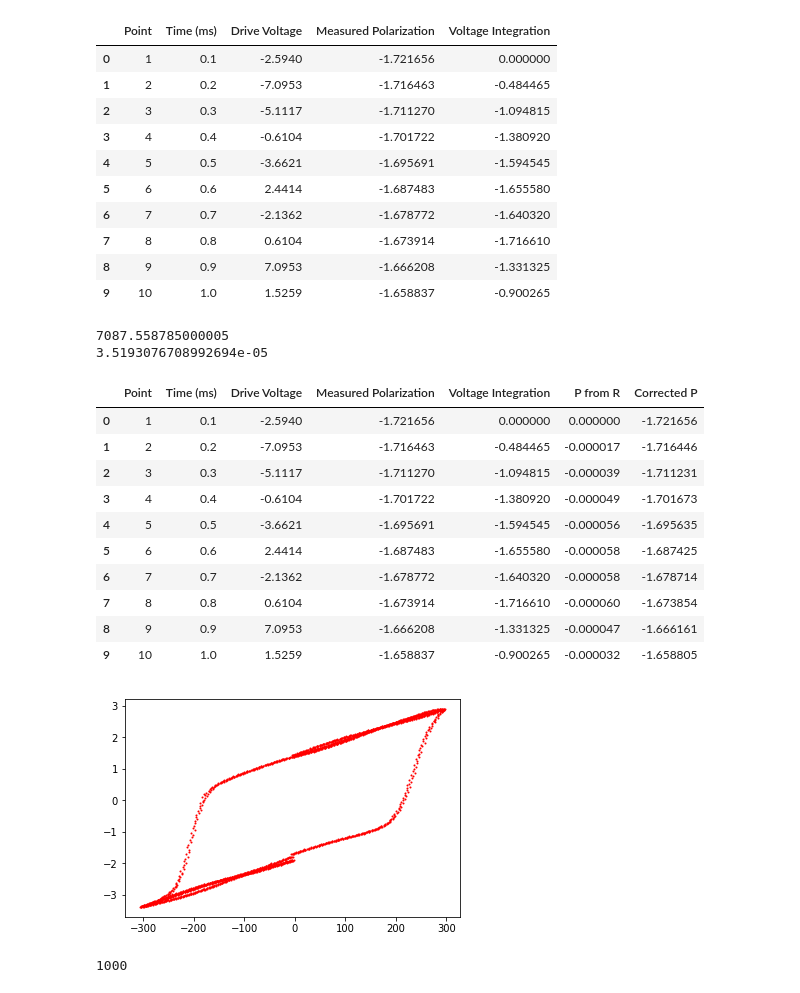
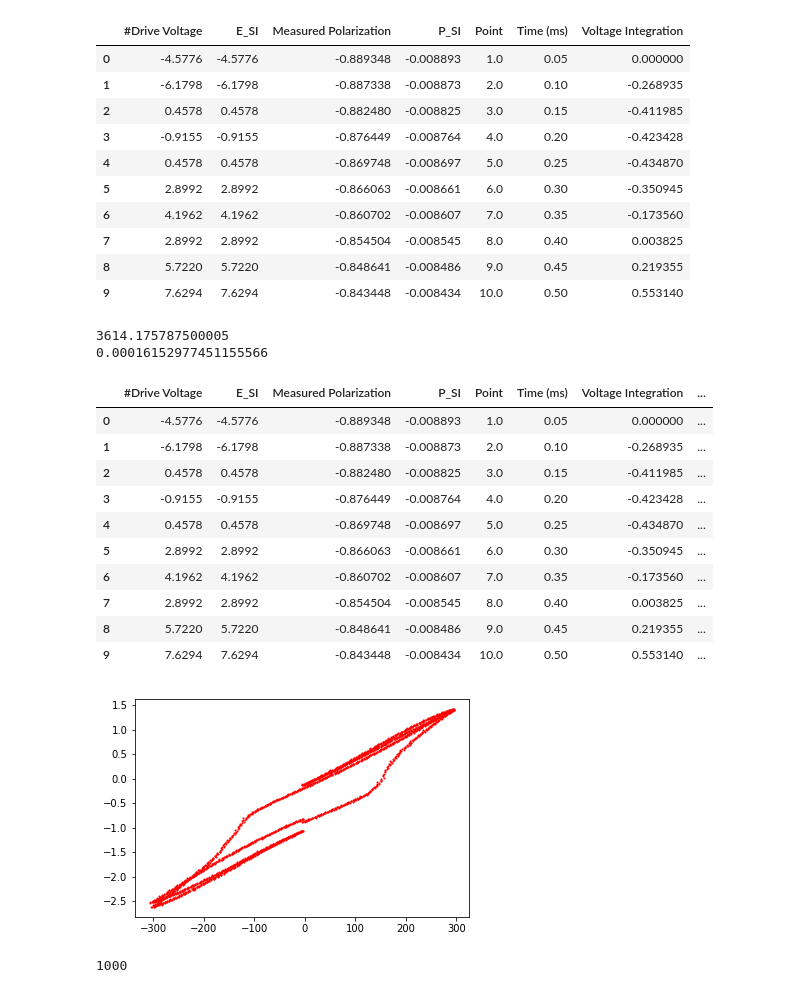
Before and after one commit to liuzipenguk/data-processing, a Jupyter notebook: PUND processing .ipynb, the cells around one changed output. Cells and saved outputs as stored; diff of their text form; code cells hidden in the pictures.

```diff
--- a/PUND processing .ipynb
+++ b/PUND processing .ipynb
@@ -11,6 +11,6 @@ from sklearn.linear_model import LinearRegression
 from scipy.signal import find_peaks
 # %%
 #读取单个的PE loop的文件
-df = pd.read_csv(r'C:\PhD-Zipeng\Research projects\PUND\1 - Copy.txt',delimiter='\t',encoding= 'unicode_escape')
+df = pd.read_csv(r'C:\PhD-Zipeng\Research projects\PUND\BF4 PUND PE Heating\377.08.tab',delimiter='\t',encoding= 'unicode_escape')
 df.head(10)
 # %% [output]
@@ -94,6 +88,6 @@ plt.show()
 # %%
 x = df['Time (ms)']
-y = df['Drive Voltage']
+y = df['#Drive Voltage']
 y_integration = integrate.cumtrapz(y, x, initial=0)
 print(y_integration)
 plt.plot(y_integration, color='red', marker='o', linestyle='dashed',linewidth=0.1, markersize=1)
@@ -105,19 +99,19 @@ plt.show()
 # %%
 #插入voltage的积分这一列
-df.insert(len(df.columns), "Voltage Integration", y_integaration)
+df.insert(len(df.columns), "Voltage Integration", y_integration)
 df.head(10)
 # %% [output]
-|  | Point | Time (ms) | Drive Voltage | Measured Polarization | Voltage Integration |
-| 0 | 1 | 0.1 | -2.5940 | -1.721656 | 0.000000 |
-| 1 | 2 | 0.2 | -7.0953 | -1.716463 | -0.484465 |
-| 2 | 3 | 0.3 | -5.1117 | -1.711270 | -1.094815 |
-| 3 | 4 | 0.4 | -0.6104 | -1.701722 | -1.380920 |
-| 4 | 5 | 0.5 | -3.6621 | -1.695691 | -1.594545 |
-| 5 | 6 | 0.6 | 2.4414 | -1.687483 | -1.655580 |
-| 6 | 7 | 0.7 | -2.1362 | -1.678772 | -1.640320 |
-| 7 | 8 | 0.8 | 0.6104 | -1.673914 | -1.716610 |
-| 8 | 9 | 0.9 | 7.0953 | -1.666208 | -1.331325 |
-| 9 | 10 | 1.0 | 1.5259 | -1.658837 | -0.900265 |
+|  | #Drive Voltage | E_SI | Measured Polarization | P_SI | Point | Time (ms) | Voltage Integration |
+| 0 | -4.5776 | -4.5776 | -0.889348 | -0.008893 | 1.0 | 0.05 | 0.000000 |
+| 1 | -6.1798 | -6.1798 | -0.887338 | -0.008873 | 2.0 | 0.10 | -0.268935 |
+| 2 | 0.4578 | 0.4578 | -0.882480 | -0.008825 | 3.0 | 0.15 | -0.411985 |
+| 3 | -0.9155 | -0.9155 | -0.876449 | -0.008764 | 4.0 | 0.20 | -0.423428 |
+| 4 | 0.4578 | 0.4578 | -0.869748 | -0.008697 | 5.0 | 0.25 | -0.434870 |
+| 5 | 2.8992 | 2.8992 | -0.866063 | -0.008661 | 6.0 | 0.30 | -0.350945 |
+| 6 | 4.1962 | 4.1962 | -0.860702 | -0.008607 | 7.0 | 0.35 | -0.173560 |
+| 7 | 2.8992 | 2.8992 | -0.854504 | -0.008545 | 8.0 | 0.40 | 0.003825 |
+| 8 | 5.7220 | 5.7220 | -0.848641 | -0.008486 | 9.0 | 0.45 | 0.219355 |
+| 9 | 7.6294 | 7.6294 | -0.843448 | -0.008434 | 10.0 | 0.50 | 0.553140 |
 # %%
 #求出从peak1 到 peak2的voltage积分的差值
 delta_V_integral = df.ix[index2[0],'Voltage Integration']-df.ix[index1[0],'Voltage Integration']
@@ -125,8 +119,8 @@ print(delta_V_integral)
 one_over_AR = delta_P/delta_V_integral
 print(one_over_AR)
 # %% [output]
-7087.558785000005
-3.5193076708992694e-05
+3614.175787500005
+0.00016152977451155566
 # %%
 #with 1/AR, Volta_integration x 1/AR = 单纯电阻对 P 的贡献
 P_fromR  = df['Voltage Integration']*one_over_AR
@@ -136,22 +130,22 @@ P_corrected = df['Measured Polarization']-df['P from R']
 df.insert(len(df.columns), "Corrected P", P_corrected)
 df.head(10)
 # %% [output]
-|  | Point | Time (ms) | Drive Voltage | Measured Polarization | Voltage Integration | P from R | Corrected P |
-| 0 | 1 | 0.1 | -2.5940 | -1.721656 | 0.000000 | 0.000000 | -1.721656 |
-| 1 | 2 | 0.2 | -7.0953 | -1.716463 | -0.484465 | -0.000017 | -1.716446 |
-| 2 | 3 | 0.3 | -5.1117 | -1.711270 | -1.094815 | -0.000039 | -1.711231 |
-| 3 | 4 | 0.4 | -0.6104 | -1.701722 | -1.380920 | -0.000049 | -1.701673 |
-| 4 | 5 | 0.5 | -3.6621 | -1.695691 | -1.594545 | -0.000056 | -1.695635 |
-| 5 | 6 | 0.6 | 2.4414 | -1.687483 | -1.655580 | -0.000058 | -1.687425 |
-| 6 | 7 | 0.7 | -2.1362 | -1.678772 | -1.640320 | -0.000058 | -1.678714 |
-| 7 | 8 | 0.8 | 0.6104 | -1.673914 | -1.716610 | -0.000060 | -1.673854 |
-| 8 | 9 | 0.9 | 7.0953 | -1.666208 | -1.331325 | -0.000047 | -1.666161 |
-| 9 | 10 | 1.0 | 1.5259 | -1.658837 | -0.900265 | -0.000032 | -1.658805 |
+|  | #Drive Voltage | E_SI | Measured Polarization | P_SI | Point | Time (ms) | Voltage Integration | ... |
+| 0 | -4.5776 | -4.5776 | -0.889348 | -0.008893 | 1.0 | 0.05 | 0.000000 | ... |
+| 1 | -6.1798 | -6.1798 | -0.887338 | -0.008873 | 2.0 | 0.10 | -0.268935 | ... |
+| 2 | 0.4578 | 0.4578 | -0.882480 | -0.008825 | 3.0 | 0.15 | -0.411985 | ... |
+| 3 | -0.9155 | -0.9155 | -0.876449 | -0.008764 | 4.0 | 0.20 | -0.423428 | ... |
+| 4 | 0.4578 | 0.4578 | -0.869748 | -0.008697 | 5.0 | 0.25 | -0.434870 | ... |
+| 5 | 2.8992 | 2.8992 | -0.866063 | -0.008661 | 6.0 | 0.30 | -0.350945 | ... |
+| 6 | 4.1962 | 4.1962 | -0.860702 | -0.008607 | 7.0 | 0.35 | -0.173560 | ... |
+| 7 | 2.8992 | 2.8992 | -0.854504 | -0.008545 | 8.0 | 0.40 | 0.003825 | ... |
+| 8 | 5.7220 | 5.7220 | -0.848641 | -0.008486 | 9.0 | 0.45 | 0.219355 | ... |
+| 9 | 7.6294 | 7.6294 | -0.843448 | -0.008434 | 10.0 | 0.50 | 0.553140 | ... |
 # %%
-plt.plot(df['Drive Voltage'], df['Corrected P'], color='red', marker='o', linestyle='dashed',linewidth=0.1, markersize=1)
+plt.plot(df['#Drive Voltage'], df['Corrected P'], color='red', marker='o', linestyle='dashed',linewidth=0.1, markersize=1)
 plt.show()
 # %% [output]
-[figure, old version]
+[figure, new version]
 # %%
 #剔除重叠的部分，删除500-1000行 以及 1500-2000行
 P_positivepart= df.iloc[0:500]
```
Also changed, not shown: parts of 13 cells of this notebook.
